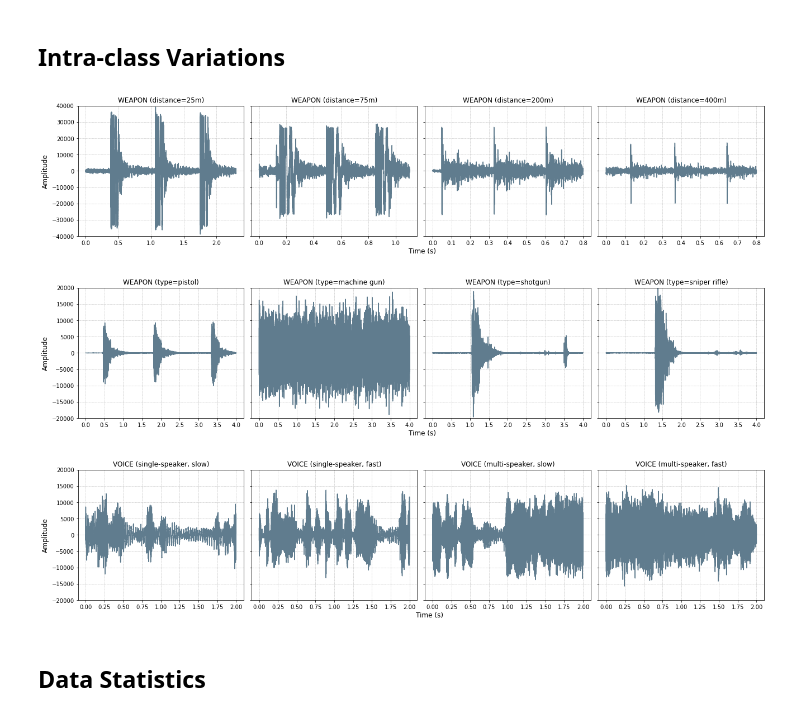
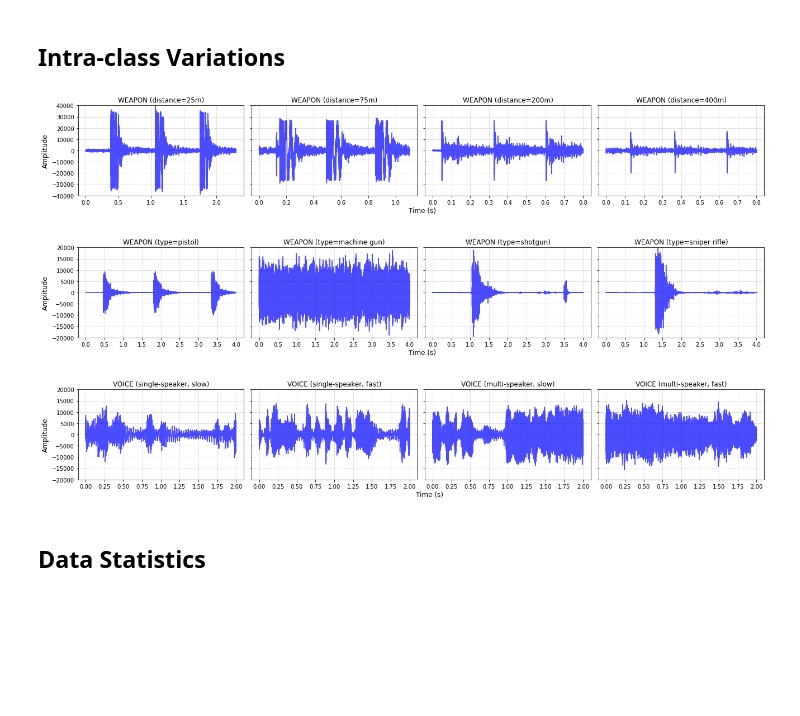
Before and after one commit to gist-ailab/BattleSound, a Jupyter notebook: visualize/visualization.ipynb, the cells around one changed output. Saved outputs shown, nothing was run; the diff lists cells and outputs as text; code cells hidden in the pictures; blank space fills up the shorter version.

```diff
--- a/visualize/visualization.ipynb
+++ b/visualize/visualization.ipynb
@@ -226,11 +226,11 @@ wav = wav[:, 0]
 wav = librosa.resample(wav, sr, target_sr=16000)
 sr = 16000
 
-color = '#607c8e'
-alpha = 1.0
+color = 'blue'
+alpha = 0.7
 
 # Plot
-fig, axes = plt.subplots(1,4, figsize=(18,4))
+fig, axes = plt.subplots(1,4, figsize=(18,3))
 
 start = 37
 wav_4 = wav[start* sr : int((start+2.3) * sr)]
@@ -260,34 +260,34 @@ t4 = np.array(list(range(0, len(wav_4)))) / sr
 
 ax = axes.flatten()[2]
 ax.plot(t4, wav_4, color=color, alpha=alpha)
 ax.grid(True, linewidth= 0.5, linestyle="--")
 ax.set_ylim(-40000, 40000)
 ax.set_yticklabels([])
 ax.set_title('WEAPON (distance=200m)')
 
 
 start = 116
 wav_4 = wav[int(start* sr) : int((start+0.8) * sr)] * 0.6
 t4 = np.array(list(range(0, len(wav_4)))) / sr
 
 ax = axes.flatten()[3]
 ax.plot(t4, wav_4, color=color, alpha=alpha)
 ax.grid(True, linewidth= 0.5, linestyle="--")
 ax.set_ylim(-40000, 40000)
 ax.set_yticklabels([])
 ax.set_title('WEAPON (distance=400m)')
 
 
 # Total
 fig.set_facecolor('w')
 fig.text(0.5+0.02, -0.01, 'Time (s)', ha='center', fontsize=12)
 fig.text(-0.005, 0.5, 'Amplitude', va='center', rotation='vertical', fontsize=12)
 
 # Total Axis
 # fig.text(0.5+0.02, -0.04, '(a) WEAPON sound depending on the distance', ha='center', fontsize=12)
 plt.tight_layout()
 # %% [output]
-[figure, old version]
+[figure, new version]
 # %%
 import matplotlib.pyplot as plt
 import numpy as np
@@ -304,9 +304,9 @@ wav = wav[:, 0]
 wav = librosa.resample(wav, sr, target_sr=16000)
 sr = 16000
 
-fig, axes = plt.subplots(1,4, figsize=(18,4))
-color = '#607c8e'
-alpha = 1.0
+fig, axes = plt.subplots(1,4, figsize=(18,3))
+color = 'blue'
+alpha = 0.7
 
 # Kind 1
 start = 1 * 60 + 11.5
@@ -366,7 +366,7 @@ fig.text(-0.005, 0.5, 'Amplitude', va='center', rotation='vertical', fontsize=12
 # fig.text(0.5+0.02, -0.04, '(a) WEAPON sound depending on the distance', ha='center', fontsize=12)
 plt.tight_layout()
 # %% [output]
-[figure, old version]
+[figure, new version]
 # %%
 import matplotlib.pyplot as plt
 import numpy as np
@@ -382,10 +382,10 @@ wav = wav[:, 0]
 # Resample
 wav = librosa.resample(wav, sr, target_sr=16000)
 sr = 16000
-fig, axes = plt.subplots(1,4, figsize=(18,4))
+fig, axes = plt.subplots(1,4, figsize=(18,3))
 
-color = '#607c8e'
-alpha = 1.0
+color = 'blue'
+alpha = 0.7
 
 # Single Speaker
 start = 0 * 60 + 18
@@ -447,7 +447,7 @@ fig.text(-0.005, 0.5, 'Amplitude', va='center', rotation='vertical', fontsize=12
 # fig.text(0.5+0.02, -0.04, '(a) WEAPON sound depending on the distance', ha='center', fontsize=12)
 plt.tight_layout()
 # %% [output]
-[figure, old version]
+[figure, new version]
 # %% [markdown]
 ## Data Statistics
 # %%
```
Also changed, not shown: 1 other file.
